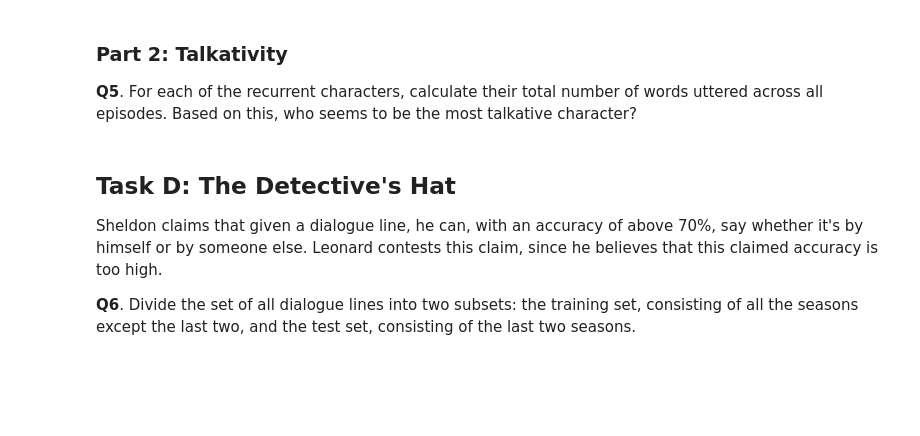
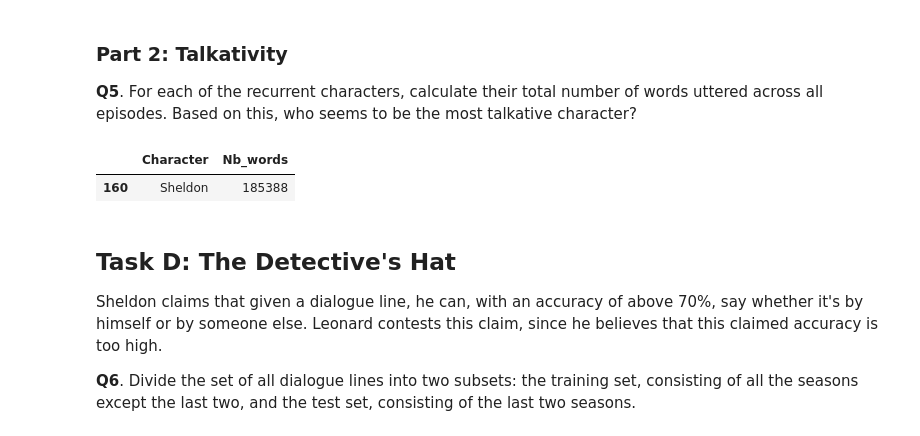
Before and after one commit to roduit/2023, a Jupyter notebook: Exercises/09 - Handing text/Handling_text_exercise_2.ipynb, the cells around one changed output. Cells and saved outputs as stored; diff of their text form; code cells hidden in the pictures; blank space fills up the shorter version.

```diff
--- a/Exercises/09 - Handing text/Handling_text_exercise_2.ipynb
+++ b/Exercises/09 - Handing text/Handling_text_exercise_2.ipynb
@@ -131,3 +167,12 @@ reccurent.shape
+# %%
+scripts['Nb_words'] = scripts['Line'].apply(count_words)
+# %%
+talkativity =scripts.groupby('Character')['Nb_words'].agg('sum').reset_index().sort_values(by='Nb_words',ascending=False)
+talkativity = talkativity[talkativity.Character.isin(reccurent.index)]
+talkativity[talkativity['Nb_words'] == talkativity.Nb_words.max()]
+# %% [output]
+|  | Character | Nb_words |
+| 160 | Sheldon | 185388 |
 # %% [markdown]
 ## Task D: The Detective's Hat
 
```
Also changed, not shown: parts of 12 cells of this notebook.
